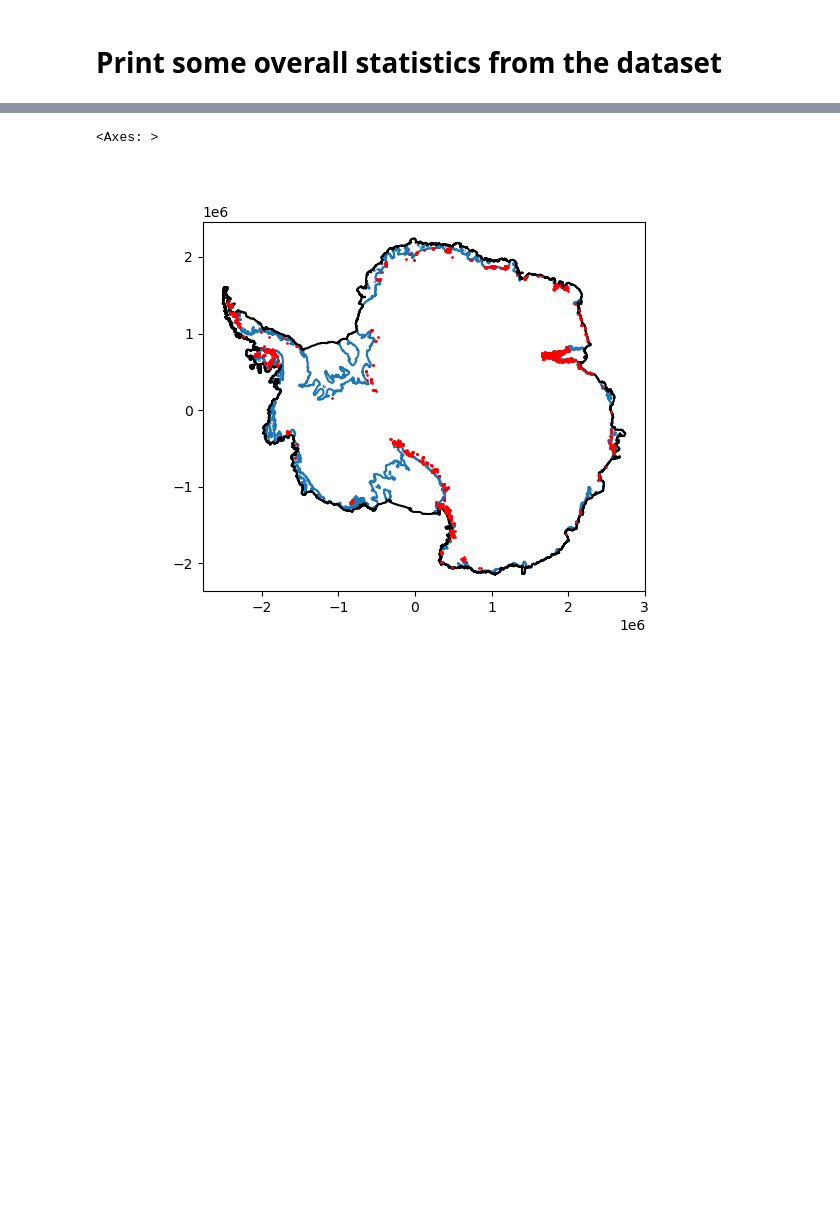
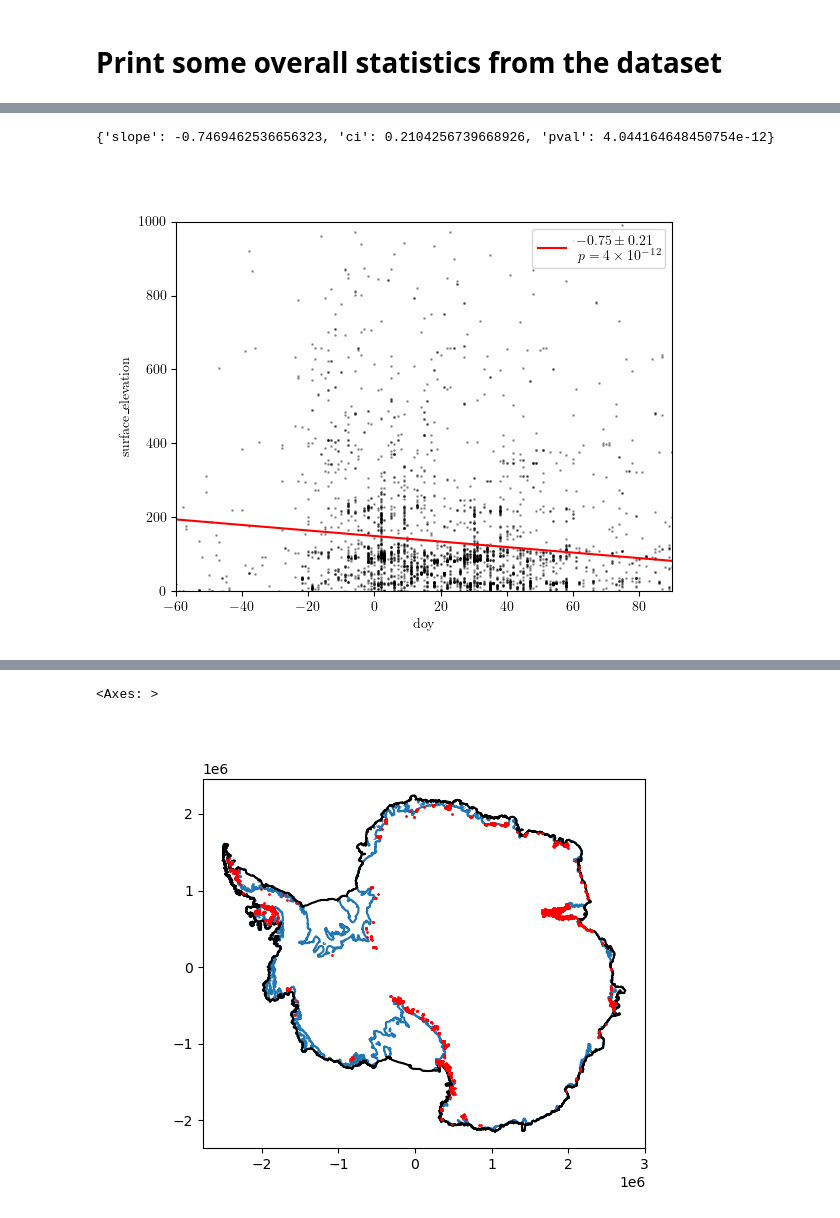
Before and after one commit to fliphilipp/antarctica-supraglacial-lake-depths-figures, a Jupyter notebook: 02-stats.ipynb, the cells around one changed output, grey strips where cells are left out. Cells and saved outputs as stored; diff of their text form; code cells hidden in the pictures; blank space fills up the shorter version.

```diff
--- a/02-stats.ipynb
+++ b/02-stats.ipynb
@@ -128,0 +859,8 @@ mean date: Jan 21
+# %%
+dffit = gdfg.copy()
+fig, ax = plt.subplots()
+parms, preds = get_model(dffit, 'doy', 'surface_elevation', xlim=None, ylim=(0,1000), ax=ax);
+print(parms)
+# %% [output]
+{'slope': -0.7469462536656323, 'ci': 0.2104256739668926, 'pval': 4.044164648450754e-12}
+[figure, added]
```
Also changed, not shown: parts of 23 cells of this notebook, 6 other files.
